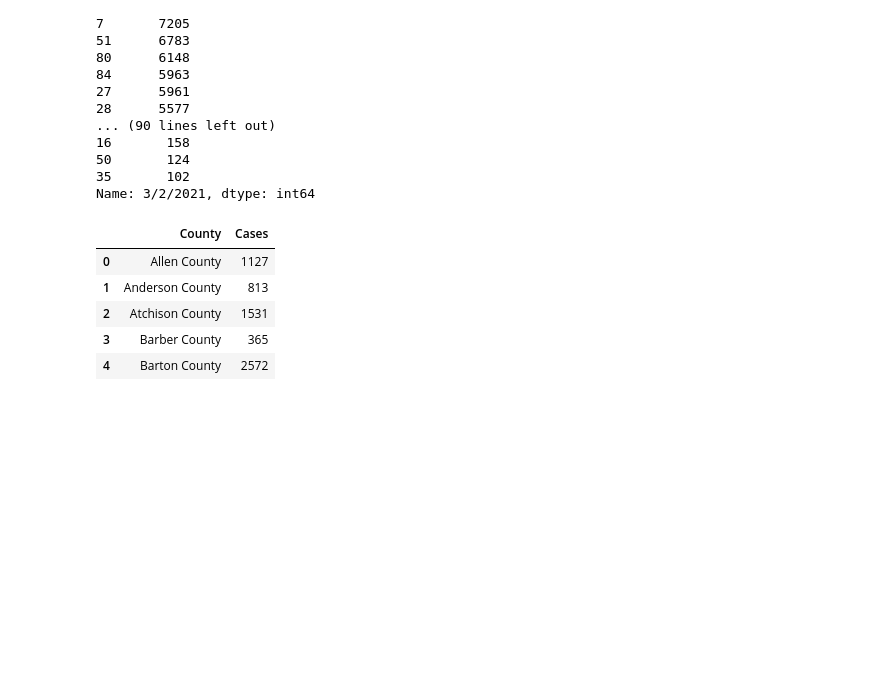
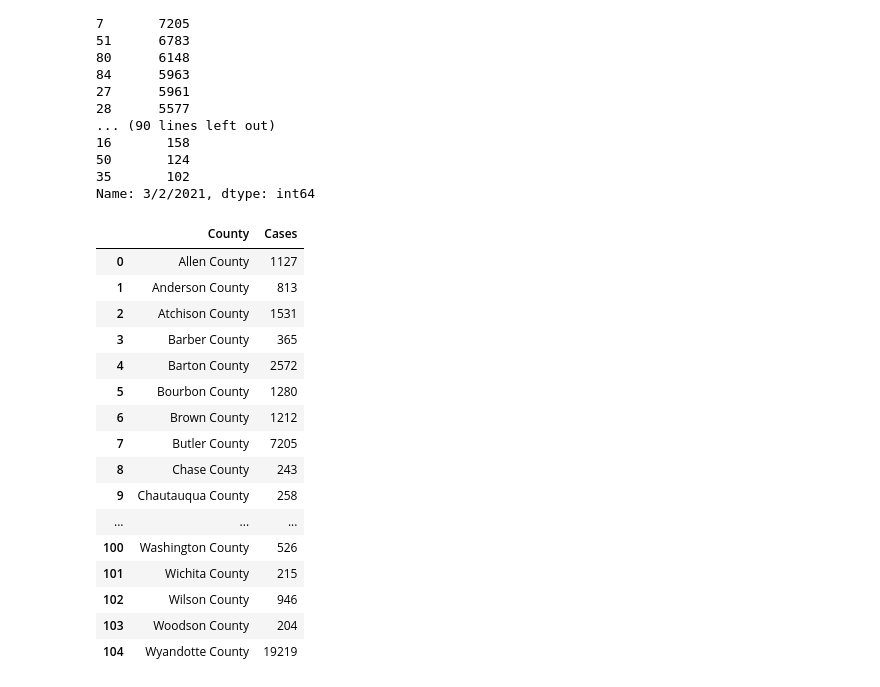
Before and after one commit to JohnGlendening/Project-1_2021, a Jupyter notebook: Kansas/Kansas_COVID_Cases.ipynb, the cells around one changed output. Saved outputs shown, nothing was run; the diff lists cells and outputs as text; code cells hidden in the pictures; blank space fills up the shorter version.

```diff
--- a/Kansas/Kansas_COVID_Cases.ipynb
+++ b/Kansas/Kansas_COVID_Cases.ipynb
@@ -132,18 +134,29 @@ county=['Allen County', 'Anderson County', 'Atchison County', 'Barber County', '
 
 Cases=['1127', '813', '1531', '365', '2572', '1280', '1212', '7205', '243', '258', '2359', '353', '242', '806', '967', '712', '158', '3805', '4514', '259', '1685', '942', '8533', '254', '175', '3681', '1208', '5961', '5577', '2438', '3025', '376', '249', '964', '600', '102', '557', '201', '599', '3403', '407', '203', '1330', '1618', '199', '54370', '560', '727', '266', '2608', '124', '6783', '254', '749', '292', '4099', '3108', '1024', '1070', '493', '2637', '565', '3285', '573', '254', '1474', '1740', '364', '1214', '1189', '297', '548', '1133', '704', '1755', '802', '346', '8299', '676', '1054', '6148', '634', '425', '842', '5963', '569', '53679', '3859', '16362', '426', '625', '264', '335', '184', '546', '2070', '1094', '400', '662', '173', '526', '215', '946', '204', '19219']
 
 
 Final_df=pd.DataFrame({"County":county,
                        "Cases":Cases})
 
-Final_df.head()
+Final_df
 # %% [output]
 |  | County | Cases |
 | 0 | Allen County | 1127 |
 | 1 | Anderson County | 813 |
 | 2 | Atchison County | 1531 |
 | 3 | Barber County | 365 |
 | 4 | Barton County | 2572 |
+| 5 | Bourbon County | 1280 |
+| 6 | Brown County | 1212 |
+| 7 | Butler County | 7205 |
+| 8 | Chase County | 243 |
+| 9 | Chautauqua County | 258 |
+| ... | ... | ... |
+| 100 | Washington County | 526 |
+| 101 | Wichita County | 215 |
+| 102 | Wilson County | 946 |
+| 103 | Woodson County | 204 |
+| 104 | Wyandotte County | 19219 |
 # %%
 Counties = Final_df["County"]
 Cases_load = Final_df["Cases"]
```
Also changed, not shown: parts of 3 cells of this notebook, 1 other file.
